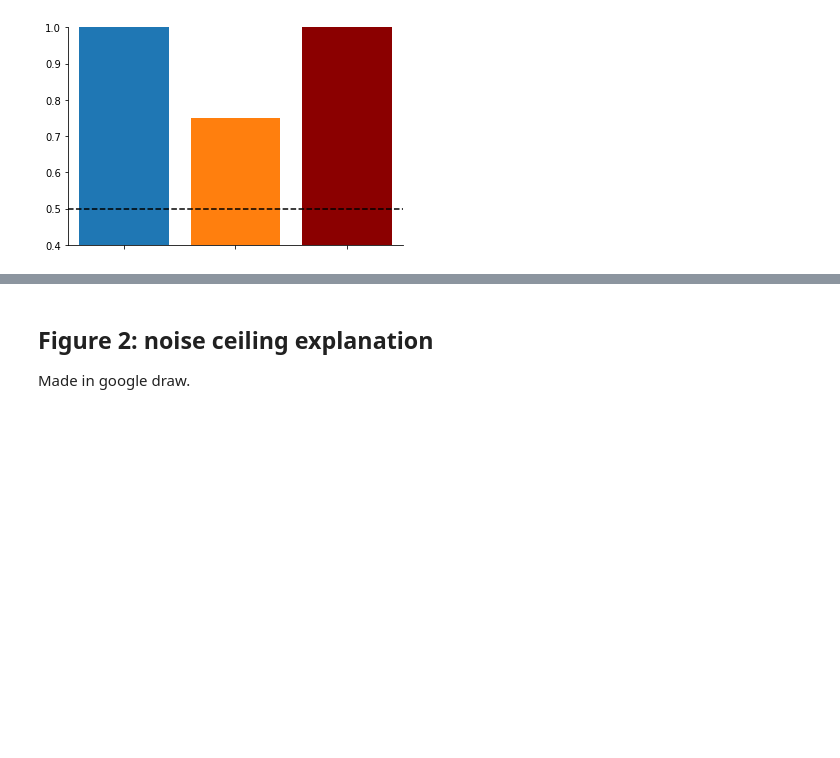
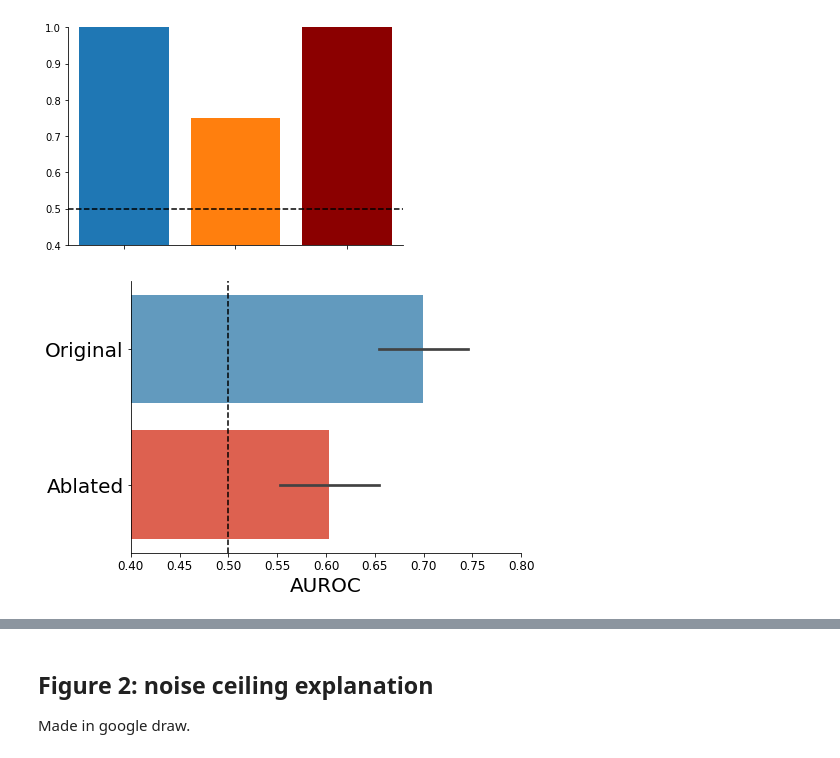
Before and after one commit to lukassnoek/hypothesis-kernel-analysis, a Jupyter notebook: notebooks/figures.ipynb, the cells around one changed output, grey strips where cells are left out. Saved outputs shown, nothing was run; the diff lists cells and outputs as text; code cells hidden in the pictures; blank space fills up the shorter version.

```diff
--- a/notebooks/figures.ipynb
+++ b/notebooks/figures.ipynb
@@ -143,3 +143,21 @@ plt.gca().set_xticklabels([])
 # %% [output]
 [Text(0, 0, ''), Text(1, 0, ''), Text(2, 0, '')]
 [figure]
+# %%
+orig = np.random.normal(0.7, 0.05, size=60)
+abl = np.random.normal(0.6, 0.05, size=60)
+tpe = np.repeat([0, 1], 60)
+data = pd.DataFrame(np.c_[np.concatenate((orig, abl)), tpe], columns=['score', 'tpe'])
+colors = {0: sns.color_palette('Blues')[3], 1: sns.color_palette('Reds')[3]}
+
+fig, ax = plt.subplots(figsize=(7, 5))
+ax = sns.barplot(y='tpe', x='score', data=data, orient='h', ci='sd', palette=colors, ax=ax)
+ax.set_yticklabels(['Original', 'Ablated'], fontsize=20)
+ax.set_ylabel('')
+ax.set_xlabel('AUROC', fontsize=20)
+ax.set_xlim(0.4, 0.8)
+ax.tick_params(which='major', axis='x', labelsize=12)
+ax.axvline(0.5, ls='--', c='k')
+sns.despine()
+# %% [output]
+[figure, added]
```
Also changed, not shown: parts of 51 cells of this notebook, 40 other files.
